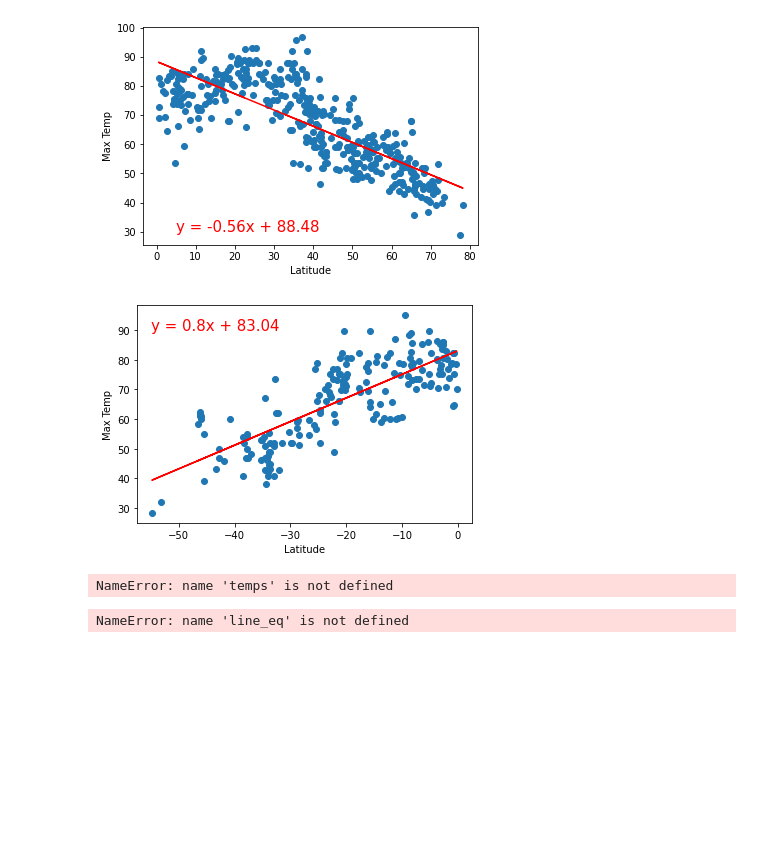
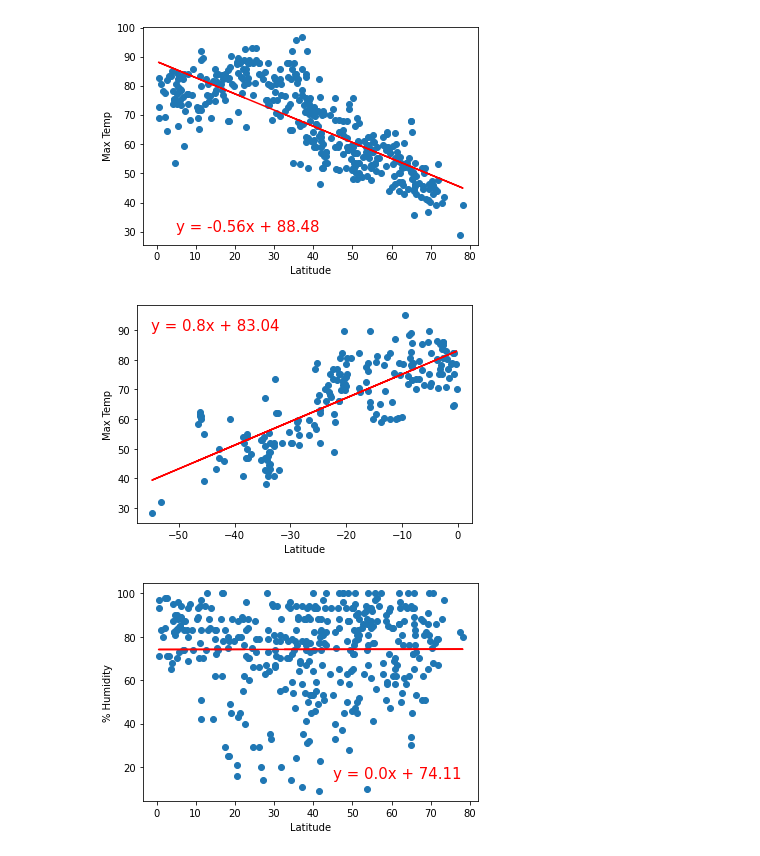
Before and after one commit to larrydodson/World_Weather_Analysis, a Jupyter notebook: WeatherPy.ipynb, the cells around one changed output. Saved outputs shown, nothing was run; the diff lists cells and outputs as text; code cells hidden in the pictures; blank space fills up the shorter version.

```diff
--- a/WeatherPy.ipynb
+++ b/WeatherPy.ipynb
@@ -377,6 +378,19 @@ plot_linear_regression(x_values, y_values, 'Linear Regression on the Northern He
 # %% [output]
 [figure]
 # %%
+# Perform linear regression.
+#(slope, intercept, r_value, p_value, std_err) = linregress(lats, temps)
+# Get the equation of the line.
+#line_eq = "y = " + str(round(slope,2)) + "x + " + str(round(intercept,2))
+
+
+# Calculate the regression line "y values" from the slope and intercept.
+#regress_values = x_values * slope + intercept
+# Get the equation of the line.
+#line_eq = "y = " + str(round(slope,2)) + "x + " + str(round(intercept,2))
+
+
+
 # Linear regression on the Southern Hemisphere
 x_values = southern_hemi_df["Lat"]
 y_values = southern_hemi_df["Max Temp"]
@@ -384,20 +398,22 @@ y_values = southern_hemi_df["Max Temp"]
 plot_linear_regression(x_values, y_values,
                        'Linear Regression on the Southern Hemisphere for Maximum Temperature', 'Max Temp',(-55,90))
 
-# Perform linear regression.
-(slope, intercept, r_value, p_value, std_err) = linregress(lats, temps)
-# Get the equation of the line.
-line_eq = "y = " + str(round(slope,2)) + "x + " + str(round(intercept,2))
-
 
 # print(line_eq)
-# print(f"The p_value: {p_value:.3f},", f"r_value: {r_value:.3f},", f"std_err: {std_err:.3f}")
-print(r_value)
+#print(f"The p_value: {p_value:.3f},", f"r_value: {r_value:.3f},", f"std_err: {std_err:.3f}")
+#print(r_value)
 # %% [output]
 [figure]
-NameError: name 'temps' is not defined
 # %%
-print(line_eq)
-print(f"The p-value is: {p_value:.3f},", f"r_value: {r_value:.3f},", f"std_err: {std_err:.3f}")
+#print(line_eq)
+#print(f"The p-value is: {p_value:.3f},", f"r_value: {r_value:.3f},", f"std_err: {std_err:.3f}")
-# %% [output]
-NameError: name 'line_eq' is not defined
+# %%
+# Sect 6.4.3
+# Linear regression on the Northern Hemisphere
+x_values = northern_hemi_df["Lat"]
+y_values = northern_hemi_df["Humidity"]
+# Call the function.
+plot_linear_regression(x_values, y_values,
+                       'Linear Regression on the Northern Hemisphere, \n for % Humidity', '% Humidity',(45,15))
+# %% [output]
+[figure, added]
```
Also changed, not shown: parts of 6 cells of this notebook.
